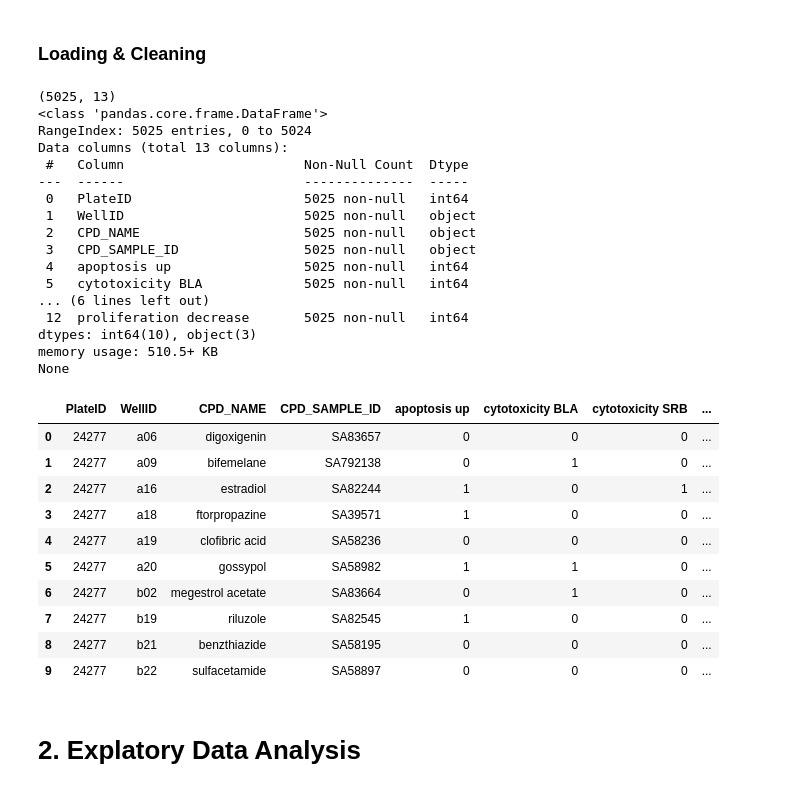
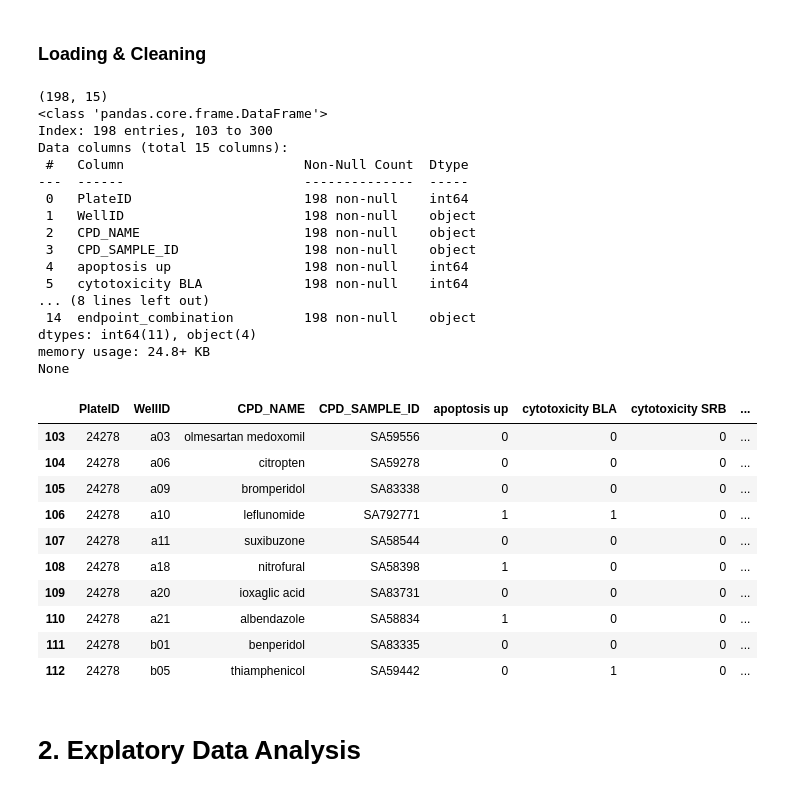
Before and after one commit to emreguler97/project-vermeer, a Jupyter notebook: project_vermeer.ipynb, the cells around one changed output. Drawn from its saved outputs; the diff is of its cells as text; code cells hidden in the pictures.

```diff
--- a/project_vermeer.ipynb
+++ b/project_vermeer.ipynb
@@ -315,56 +323,65 @@ biomorph_columns = ['Metadata_Plate',
                     'heat shock',
                     'microtubule up',
                     'mitochondrial disruption up',
                     'oxidative stress up',
                     'proliferation decrease']
 
 # list of toxicity endpoints
 endpoint_columns = ['apoptosis up', 'cytotoxicity BLA', 'cytotoxicity SRB', 'ER stress',
                     'heat shock', 'microtubule up', 'mitochondrial disruption up',
                     'oxidative stress up', 'proliferation decrease']
 
 # remove the unnecessary columns
 biomorph = biomorph.loc[:, biomorph_columns]
 
 # improve the column names
 biomorph.rename(columns={'Metadata_Plate': 'PlateID'}, inplace=True)
 biomorph.rename(columns={'Metadata_Well': 'WellID'}, inplace=True)
 
+# remove the unused plate information
+biomorph = biomorph[biomorph.PlateID.isin(plate_list[analysis_mode])]
+
+# create a column with total endpoint sum
+biomorph['total_endpoints'] = biomorph[endpoint_columns].sum(axis=1)
+
+# add a column with a tuple list of total endpoint activities
+biomorph['endpoint_combination'] = biomorph[endpoint_columns].apply(tuple, axis=1)
+
 # quick inspection
 print(biomorph.shape)
 print(biomorph.info())
 
 # print the snippet of the cleaned dataset
 biomorph.head(10)
 # %% [output]
-(5025, 13)
+(198, 15)
 <class 'pandas.core.frame.DataFrame'>
-RangeIndex: 5025 entries, 0 to 5024
-Data columns (total 13 columns):
+Index: 198 entries, 103 to 300
+Data columns (total 15 columns):
  #   Column                       Non-Null Count  Dtype
 ---  ------                       --------------  -----
- 0   PlateID                      5025 non-null   int64
- 1   WellID                       5025 non-null   object
- 2   CPD_NAME                     5025 non-null   object
- 3   CPD_SAMPLE_ID                5025 non-null   object
- 4   apoptosis up                 5025 non-null   int64
- 5   cytotoxicity BLA             5025 non-null   int64
-... (6 lines left out)
- 12  proliferation decrease       5025 non-null   int64
-dtypes: int64(10), object(3)
-memory usage: 510.5+ KB
+ 0   PlateID                      198 non-null    int64
+ 1   WellID                       198 non-null    object
+ 2   CPD_NAME                     198 non-null    object
+ 3   CPD_SAMPLE_ID                198 non-null    object
+ 4   apoptosis up                 198 non-null    int64
+ 5   cytotoxicity BLA             198 non-null    int64
+... (8 lines left out)
+ 14  endpoint_combination         198 non-null    object
+dtypes: int64(11), object(4)
+memory usage: 24.8+ KB
 None
 |  | PlateID | WellID | CPD_NAME | CPD_SAMPLE_ID | apoptosis up | cytotoxicity BLA | cytotoxicity SRB | ... |
-| 0 | 24277 | a06 | digoxigenin | SA83657 | 0 | 0 | 0 | ... |
-| 1 | 24277 | a09 | bifemelane | SA792138 | 0 | 1 | 0 | ... |
-| 2 | 24277 | a16 | estradiol | SA82244 | 1 | 0 | 1 | ... |
-| 3 | 24277 | a18 | ftorpropazine | SA39571 | 1 | 0 | 0 | ... |
-| 4 | 24277 | a19 | clofibric acid | SA58236 | 0 | 0 | 0 | ... |
-| 5 | 24277 | a20 | gossypol | SA58982 | 1 | 1 | 0 | ... |
-| 6 | 24277 | b02 | megestrol acetate | SA83664 | 0 | 1 | 0 | ... |
-| 7 | 24277 | b19 | riluzole | SA82545 | 1 | 0 | 0 | ... |
-| 8 | 24277 | b21 | benzthiazide | SA58195 | 0 | 0 | 0 | ... |
-| 9 | 24277 | b22 | sulfacetamide | SA58897 | 0 | 0 | 0 | ... |
+| 103 | 24278 | a03 | olmesartan medoxomil | SA59556 | 0 | 0 | 0 | ... |
+| 104 | 24278 | a06 | citropten | SA59278 | 0 | 0 | 0 | ... |
+| 105 | 24278 | a09 | bromperidol | SA83338 | 0 | 0 | 0 | ... |
+| 106 | 24278 | a10 | leflunomide | SA792771 | 1 | 1 | 0 | ... |
+| 107 | 24278 | a11 | suxibuzone | SA58544 | 0 | 0 | 0 | ... |
+| 108 | 24278 | a18 | nitrofural | SA58398 | 1 | 0 | 0 | ... |
+| 109 | 24278 | a20 | ioxaglic acid | SA83731 | 0 | 0 | 0 | ... |
+| 110 | 24278 | a21 | albendazole | SA58834 | 1 | 0 | 0 | ... |
+| 111 | 24278 | b01 | benperidol | SA83335 | 0 | 0 | 0 | ... |
+| 112 | 24278 | b05 | thiamphenicol | SA59442 | 0 | 1 | 0 | ... |
 # %% [markdown]
 # 2. Explatory Data Analysis
 # %% [markdown]
```
Also changed, not shown: parts of 44 cells of this notebook.
